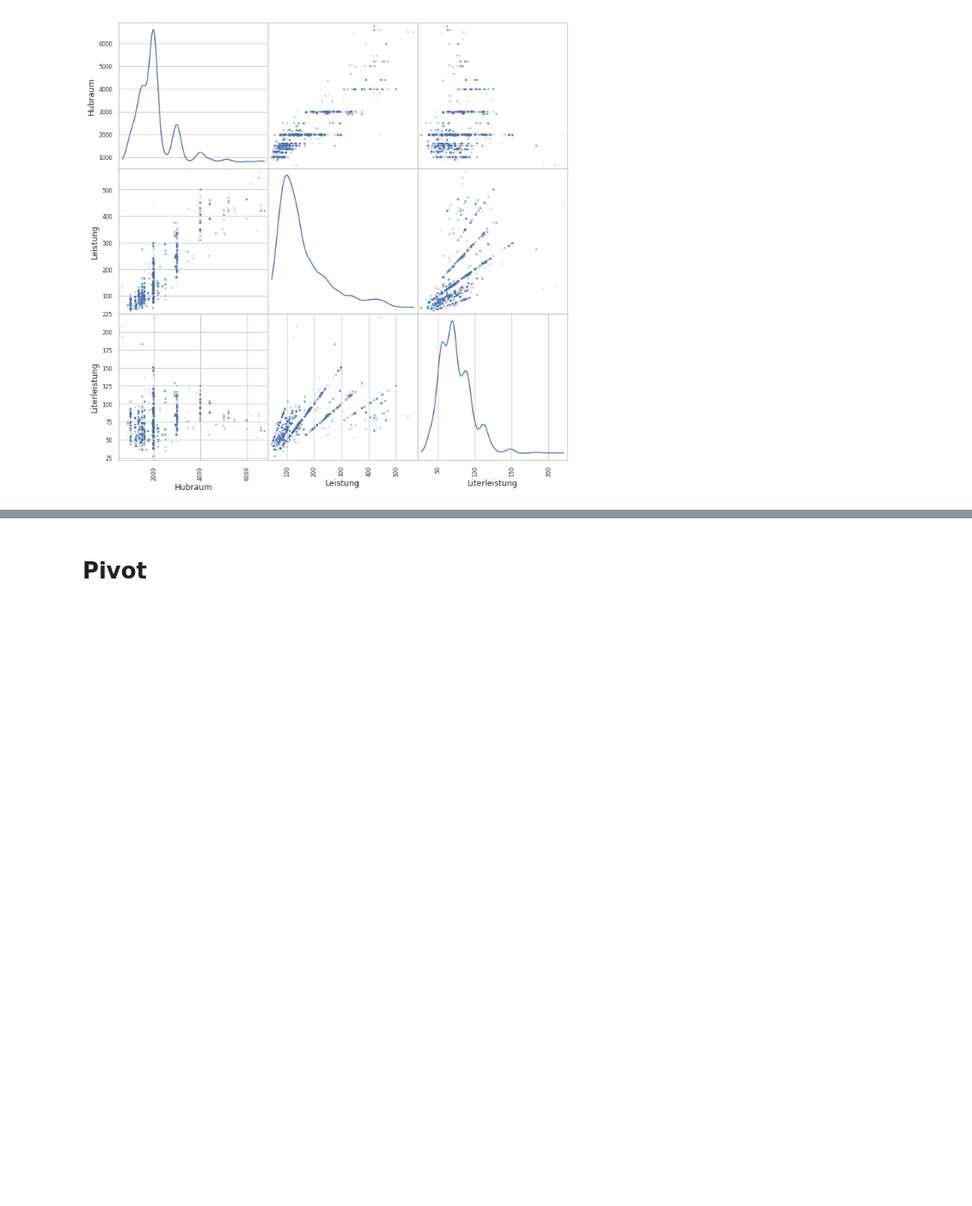
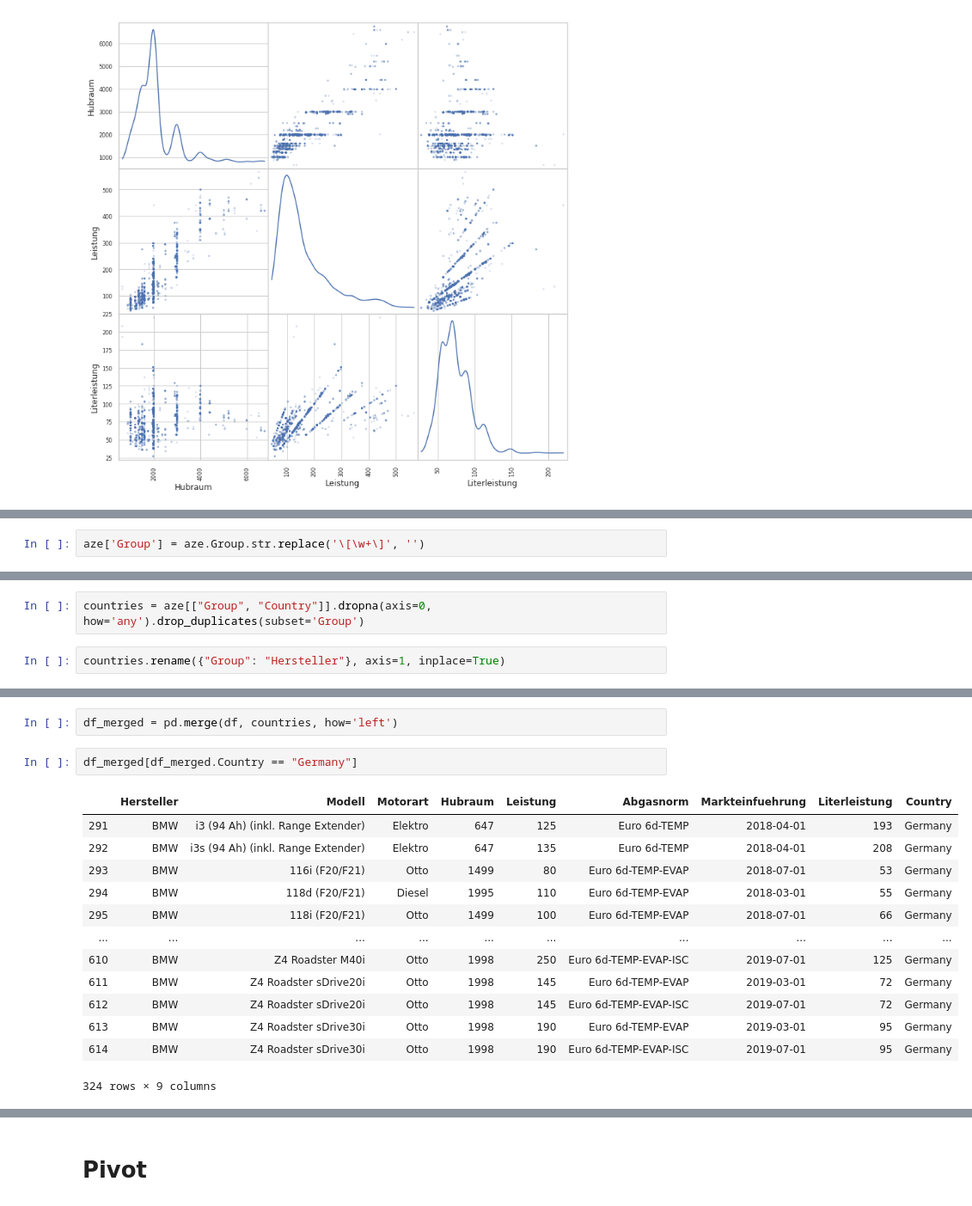
Before and after one commit to bakasable/ex_ipynb, a Jupyter notebook: extern/ADAC/ADAC EU6D DB.ipynb, the cells around one changed output, grey strips where cells are left out. Shown at 86% size. Drawn from its saved outputs; the diff is of its cells as text; blank space fills up the shorter version.

```diff
--- a/extern/ADAC/ADAC EU6D DB.ipynb
+++ b/extern/ADAC/ADAC EU6D DB.ipynb
@@ -503,0 +519,2 @@ scatter_matrix(df, alpha=0.2, figsize=(12, 12), diagonal='kde');
+# %%
+aze['Group'] = aze.Group.str.replace('\[\w+\]', '')
@@ -503,0 +535,4 @@ scatter_matrix(df, alpha=0.2, figsize=(12, 12), diagonal='kde');
+# %%
+countries = aze[["Group", "Country"]].dropna(axis=0, how='any').drop_duplicates(subset='Group')
+# %%
+countries.rename({"Group": "Hersteller"}, axis=1, inplace=True)
@@ -503,0 +561,18 @@ scatter_matrix(df, alpha=0.2, figsize=(12, 12), diagonal='kde');
+# %%
+df_merged = pd.merge(df, countries, how='left')
+# %%
+df_merged[df_merged.Country == "Germany"]
+# %% [output]
+|  | Hersteller | Modell | Motorart | Hubraum | Leistung | Abgasnorm | Markteinfuehrung | Literleistung | Country |
+| 291 | BMW | i3 (94 Ah) (inkl. Range Extender) | Elektro | 647 | 125 | Euro 6d-TEMP | 2018-04-01 | 193 | Germany |
+| 292 | BMW | i3s (94 Ah) (inkl. Range Extender) | Elektro | 647 | 135 | Euro 6d-TEMP | 2018-04-01 | 208 | Germany |
+| 293 | BMW | 116i (F20/F21) | Otto | 1499 | 80 | Euro 6d-TEMP-EVAP | 2018-07-01 | 53 | Germany |
+| 294 | BMW | 118d (F20/F21) | Diesel | 1995 | 110 | Euro 6d-TEMP-EVAP | 2018-03-01 | 55 | Germany |
+| 295 | BMW | 118i (F20/F21) | Otto | 1499 | 100 | Euro 6d-TEMP-EVAP | 2018-07-01 | 66 | Germany |
+| ... | ... | ... | ... | ... | ... | ... | ... | ... | ... |
+| 610 | BMW | Z4 Roadster M40i | Otto | 1998 | 250 | Euro 6d-TEMP-EVAP-ISC | 2019-07-01 | 125 | Germany |
+| 611 | BMW | Z4 Roadster sDrive20i | Otto | 1998 | 145 | Euro 6d-TEMP-EVAP | 2019-03-01 | 72 | Germany |
+| 612 | BMW | Z4 Roadster sDrive20i | Otto | 1998 | 145 | Euro 6d-TEMP-EVAP-ISC | 2019-07-01 | 72 | Germany |
+| 613 | BMW | Z4 Roadster sDrive30i | Otto | 1998 | 190 | Euro 6d-TEMP-EVAP | 2019-03-01 | 95 | Germany |
+| 614 | BMW | Z4 Roadster sDrive30i | Otto | 1998 | 190 | Euro 6d-TEMP-EVAP-ISC | 2019-07-01 | 95 | Germany |
+324 rows × 9 columns
```
Also changed, not shown: parts of 16 cells of this notebook.
